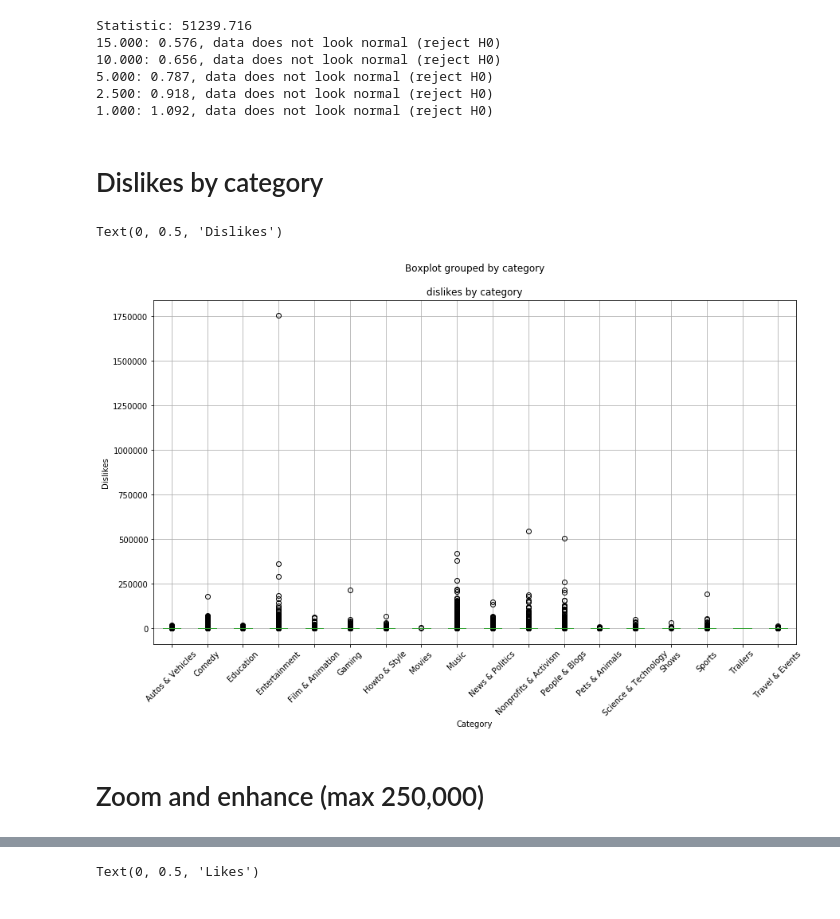
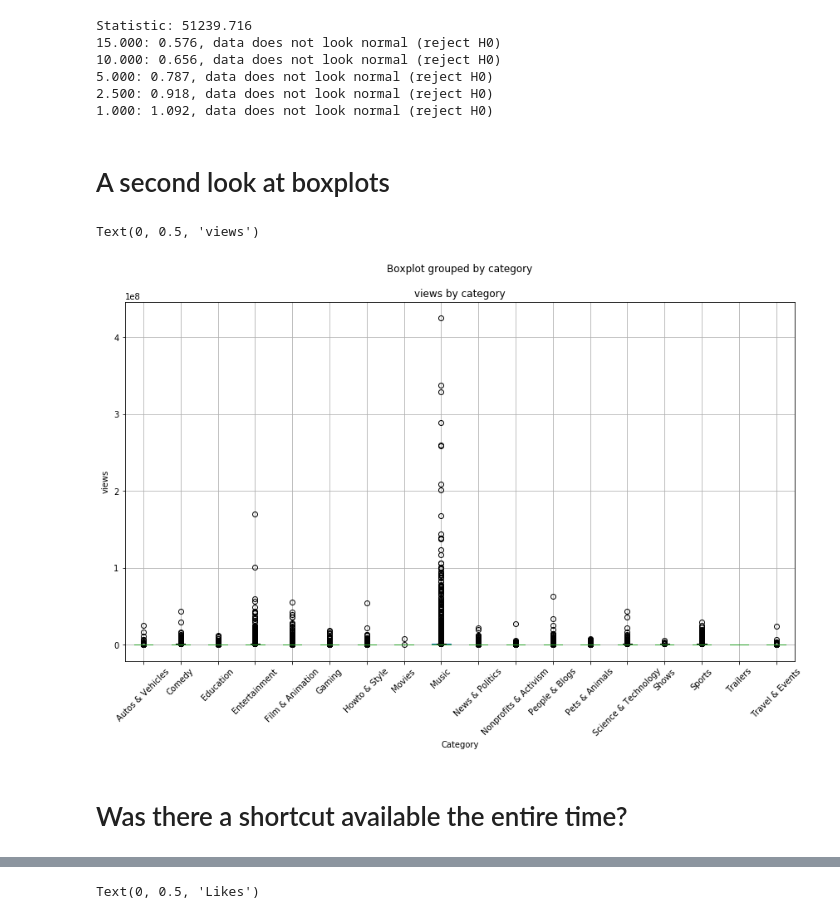
Before and after one commit to VadimAcosta/youtube, a Jupyter notebook: youtube.ipynb, the cells around one changed output, grey strips where cells are left out. Saved outputs shown, nothing was run; the diff lists cells and outputs as text; code cells hidden in the pictures.

```diff
--- a/youtube.ipynb
+++ b/youtube.ipynb
@@ -385,20 +379,20 @@ Statistic: 51239.716
 5.000: 0.787, data does not look normal (reject H0)
 2.500: 0.918, data does not look normal (reject H0)
 1.000: 1.092, data does not look normal (reject H0)
-# %% [markdown]
-# Dislikes by category
+# %% [markdown]
+# A second look at boxplots
 # %%
 fig = plt.figure(figsize=(14,8))
 ax = fig.gca()
-df[['dislikes','category']].boxplot(by = 'category', rot = 45, ax = ax)
-ax.set_title('dislikes by category')
+df[['views','category']].boxplot(by = 'category', rot = 45, ax = ax)
+ax.set_title('views by category')
 ax.set_xlabel('Category')
-ax.set_ylabel('Dislikes')
+ax.set_ylabel('views')
 # %% [output]
-Text(0, 0.5, 'Dislikes')
+Text(0, 0.5, 'views')
-[figure, old version]
+[figure, new version]
-# %% [markdown]
-# Zoom and enhance (max 250,000)
+# %% [markdown]
+# Was there a shortcut available the entire time?
 # %%
 fig = plt.figure(figsize=(16,8))
 ax = fig.gca()
```
Also changed, not shown: parts of 33 cells of this notebook.
